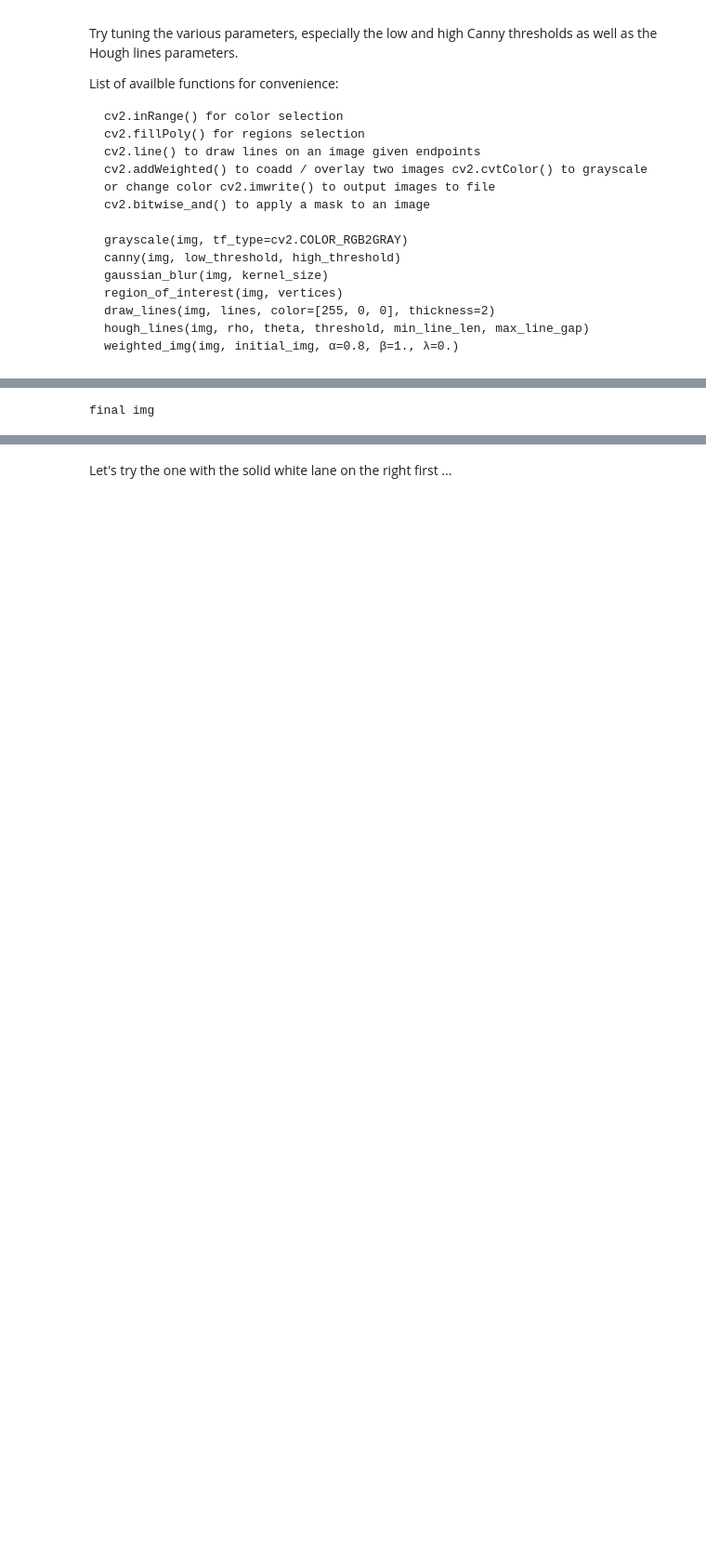
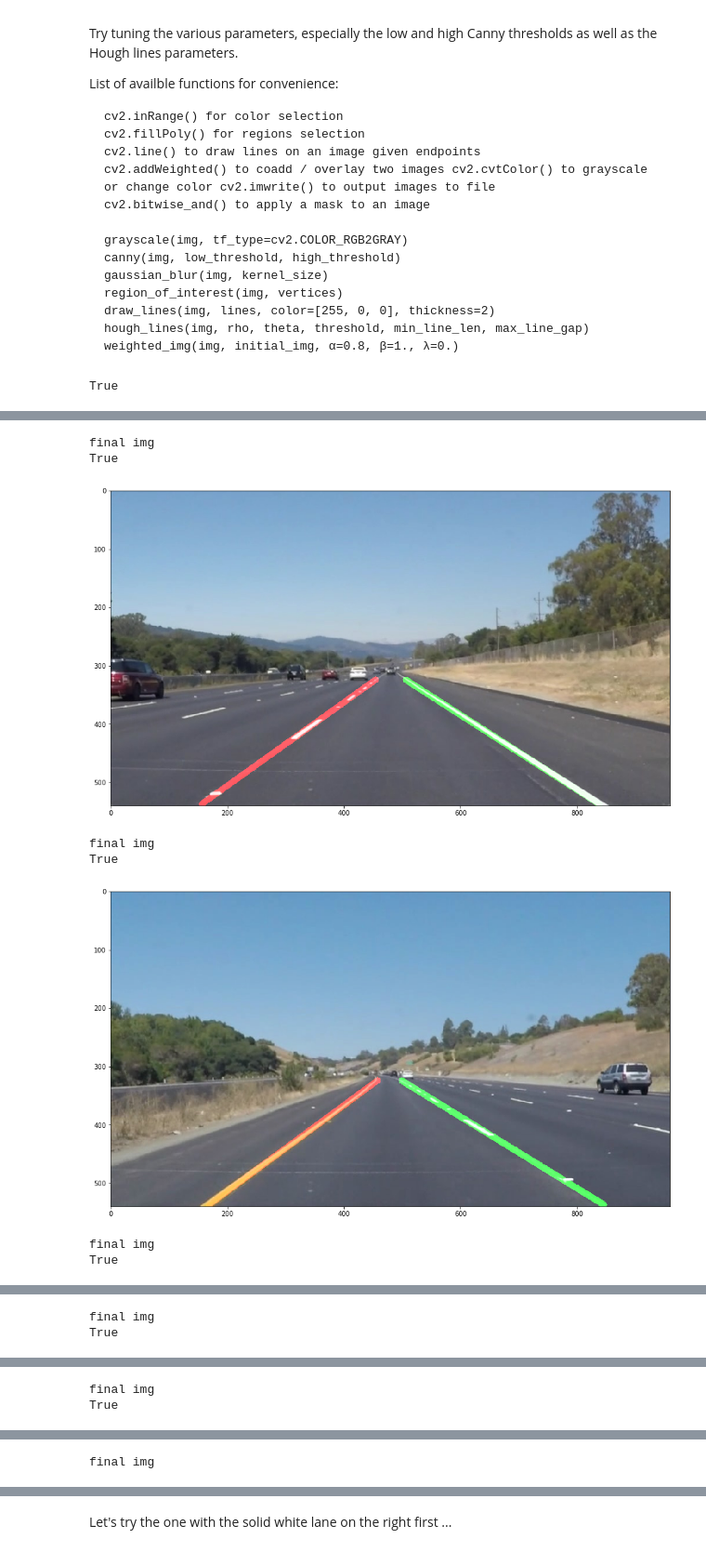
Before and after one commit to yosoufe/CarND-LaneLines-P1, a Jupyter notebook: P1.ipynb, the cells around one changed output, grey strips where cells are left out. Shown at 93% size. Cells and saved outputs as stored; diff of their text form; code cells hidden in the pictures; blank space fills up the shorter version.

```diff
--- a/P1.ipynb
+++ b/P1.ipynb
@@ -299,49 +299,58 @@ def analyse_image(img):
 #     # plot meaned lines
 #     line_image = np.zeros_like(img_masked)
 #     for line in (left_line,right_line):
 #         idx = [np.ndarray.tolist(np.int32(np.squeeze(y_points))) ,
 #                 np.ndarray.tolist(np.int32(line))]
 #         line_image[idx]=1
 #     #myimageshow(line_image,cmap='Greys_r')
 
     # now try averaging the equations
     is_left =  lines_equations[:,0]<0
     is_right = lines_equations[:,0]>=0
     left_lines = lines_equations[is_left,:]
     right_lines = lines_equations[is_right,:]
     left_line = np.mean(left_lines,axis = 0)
     right_line = np.mean(right_lines,axis = 0)
-    left_line = y_points * left_line[0] + left_line[1]
-    right_line = y_points * right_line[0] + right_line[1]
-    line_image = np.zeros_like(img_masked)
-    for line in (left_line,right_line):
-        idx = [np.ndarray.tolist(np.int32(y_points)) ,
-                np.ndarray.tolist(np.int32(line))]
-        line_image[idx]=1
+    left_line = y_points[(0,-1),:] * left_line[0] + left_line[1]
+    right_line = y_points[(0,-1),:] * right_line[0] + right_line[1]
+    print(np.array_equal(np.isnan(left_line),[[False],[False]]))
+#     line_image = np.zeros_like(img_masked)
+#     for line in (left_line,right_line):
+#         idx = [np.ndarray.tolist(np.int32(y_points)) ,
+#                 np.ndarray.tolist(np.int32(line))]
+#         line_image[idx]=1
     #myimageshow(line_image,cmap='Greys_r')
     # it seems it is not that much difference
     # I have problem on ploting on top of each other
     line_img = np.copy(img)*0
     cv2.line(line_img,
-             (left_line[1],y_points[1]),(left_line[-1],y_points[-1]),
-             (255,0,0),20)
+             (left_line[0],y_points[0]),(left_line[-1],y_points[-1]),
+             (255,0,0),10)
     cv2.line(line_img,
-             (right_line[1],y_points[1]),(right_line[-1],y_points[-1]),
-             (0,255,0),20)
+             (right_line[0],y_points[0]),(right_line[-1],y_points[-1]),
+             (0,255,0),10)
     #myimageshow(line_img)
 
     # showing the final result over the main image
     final_img = weighted_img(line_img, img, α=1., β=1, λ=0.)
     myimageshow(final_img,comment = "final img")
     return final_img
 
-img_name = "solidWhiteCurve.jpg"
-this_image = mpimg.imread("test_images/" + img_name)
-out_img = analyse_image(this_image)
-#for img_name in os.listdir("test_images/"):
-#    this_image = mpimg.imread("test_images/" + img_name)
-#    out_img = analyse_image(this_image)
-#    mpimg.imsave("output_test_images/" + img_name, out_img,format = "jpg")
+# img_name = "solidWhiteCurve.jpg"
+# this_image = mpimg.imread("test_images/" + img_name)
+# out_img = analyse_image(this_image)
+for img_name in os.listdir("test_images/"):
+   this_image = mpimg.imread("test_images/" + img_name)
+   out_img = analyse_image(this_image)
+   mpimg.imsave("output_test_images/" + img_name, out_img,format = "jpg")
 # %% [output]
+True
 [figure]
-final img
+final img
+True
+[figure, added]
+final img
+True
+[figure, added]
+final img
+True
@@ -347,0 +358,2 @@ final img
+final img
+True
@@ -347,0 +361,2 @@ final img
+final img
+True
@@ -348,3 +364,4 @@ final img
+final img
 # %% [markdown]
 ## Test on Videos
 
```
Also changed, not shown: parts of 6 cells of this notebook, 8 other files.
